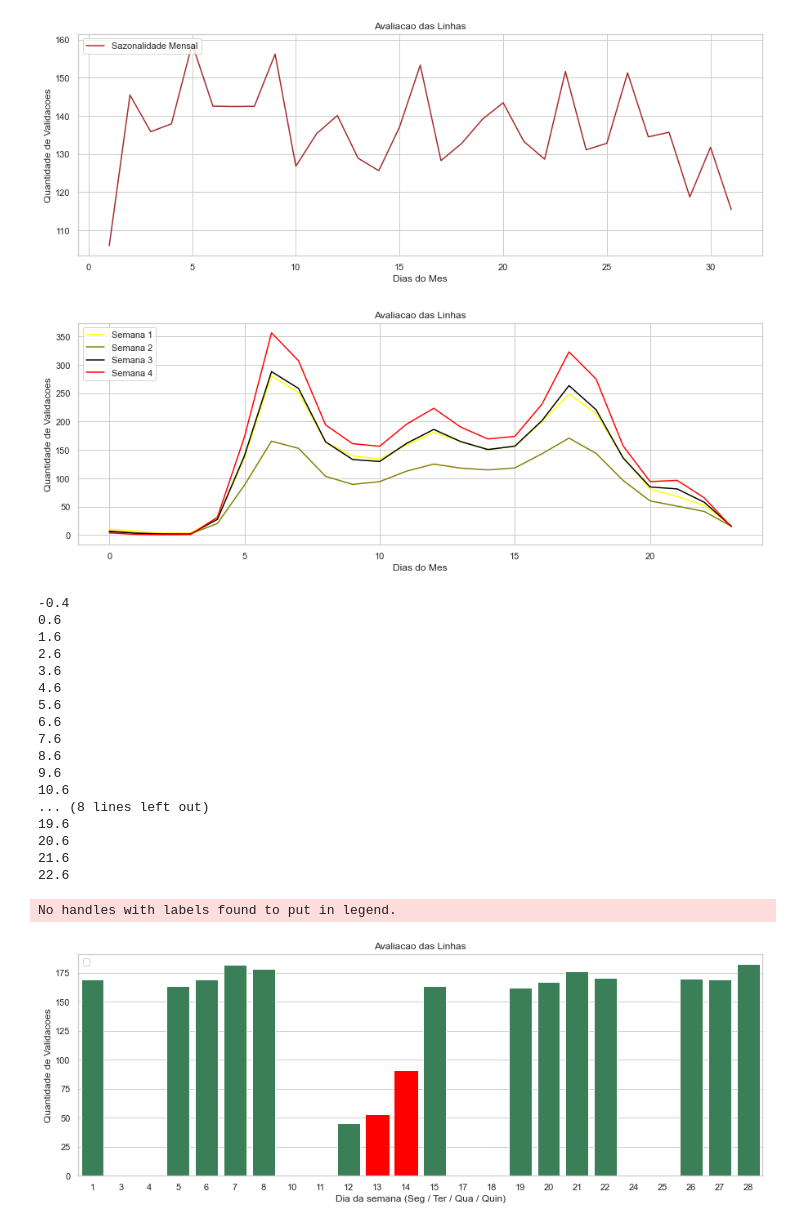
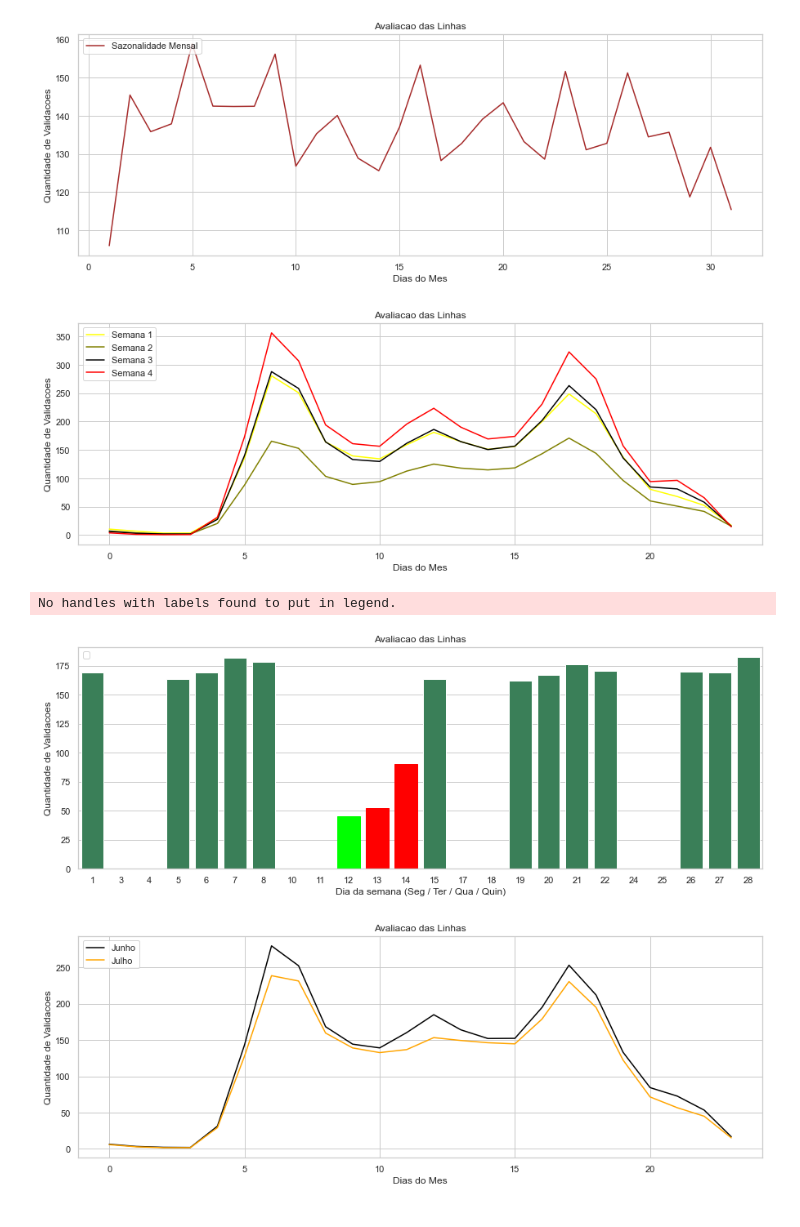
Before and after one commit to medeirosvictor/ds-mobilidade-urbana-fortaleza, a Jupyter notebook: 2018/Data-Visualization-2018.ipynb, the cells around one changed output. Drawn from its saved outputs; the diff is of its cells as text; code cells hidden in the pictures.

```diff
--- a/2018/Data-Visualization-2018.ipynb
+++ b/2018/Data-Visualization-2018.ipynb
@@ -240,51 +240,46 @@ plt.xlabel('Dias do Mes')
 plt.ylabel('Quantidade de Validacoes')
 plt.title("Avaliacao das Linhas")
 
 sns.lineplot(x='hora', y='validations_per_hour', data=data_m[data_m.mes == 2].loc[data_m.semana_do_mes == 1], ci=None, color='yellow', label=f"Semana 1")
 sns.lineplot(x='hora', y='validations_per_hour', data=data_m[data_m.mes == 2].loc[data_m.semana_do_mes == 2], ci=None, color='olive', label=f"Semana 2")
 sns.lineplot(x='hora', y='validations_per_hour', data=data_m[data_m.mes == 2].loc[data_m.semana_do_mes == 3], ci=None, color='black', label=f"Semana 3")
 sns.lineplot(x='hora', y='validations_per_hour', data=data_m[data_m.mes == 2].loc[data_m.semana_do_mes == 4], ci=None, color='red', label=f"Semana 4")
 plt.legend(loc="upper left")
 plt.show()
 
 
 dia_semana = ['domingo','segunda', 'terca', 'quarta', 'quinta', 'sexta', 'sabado']
 
 
 plt.figure(figsize=(15,5))
 plt.xlabel('Dias do Mes')
 plt.ylabel('Quantidade de Validacoes')
 plt.title("Avaliacao das Linhas")
 #1 quinta
 ax = sns.barplot(x='d_mes', y='validations_per_hour', data=data_m[data_m.mes == 2].loc[data_m.d_semana.isin([0, 1, 2, 3])], ci=None, color='seagreen')
 ax.set(xlabel='Dia da semana (Seg / Ter / Qua / Quin)', ylabel='Quantidade de Validacoes')
 for bar in ax.patches:
-    print(bar.get_x())
     if bar.get_x() == 9.6 or bar.get_x() == 10.6:
         bar.set_color('red')
     if bar.get_x() == 8.6:
-        bar.set_color('yellow')
+        bar.set_color('lime')
 plt.savefig('../images/2018/fevereiro_carnaval_2018.pdf')
 plt.legend(loc="upper left")
 plt.show()
 # %% [output]
 [figure]
--0.4
-0.6
-1.6
-2.6
-3.6
-4.6
-5.6
-6.6
-7.6
-8.6
-9.6
-10.6
-... (8 lines left out)
-19.6
-20.6
-21.6
-22.6
+No handles with labels found to put in legend.
-No handles with labels found to put in legend.
-[figure, old version]
+[figure, new version]
+# %%
+plt.figure(figsize=(15,5))
+plt.xlabel('Dias do Mes')
+plt.ylabel('Quantidade de Validacoes')
+plt.title("Avaliacao das Linhas")
+
+sns.lineplot(x='hora', y='validations_per_hour', data=data_m[data_m.mes == 6], ci=None, color='black', label=f"Junho")
+sns.lineplot(x='hora', y='validations_per_hour', data=data_m[data_m.mes == 7], ci=None, color='orange', label=f"Julho")
+plt.savefig('../images/2018/junho_julho_2018_comp.pdf')
+plt.legend(loc="upper left")
+plt.show()
+# %% [output]
+[figure, added]
```
Also changed, not shown: 40 other files.
